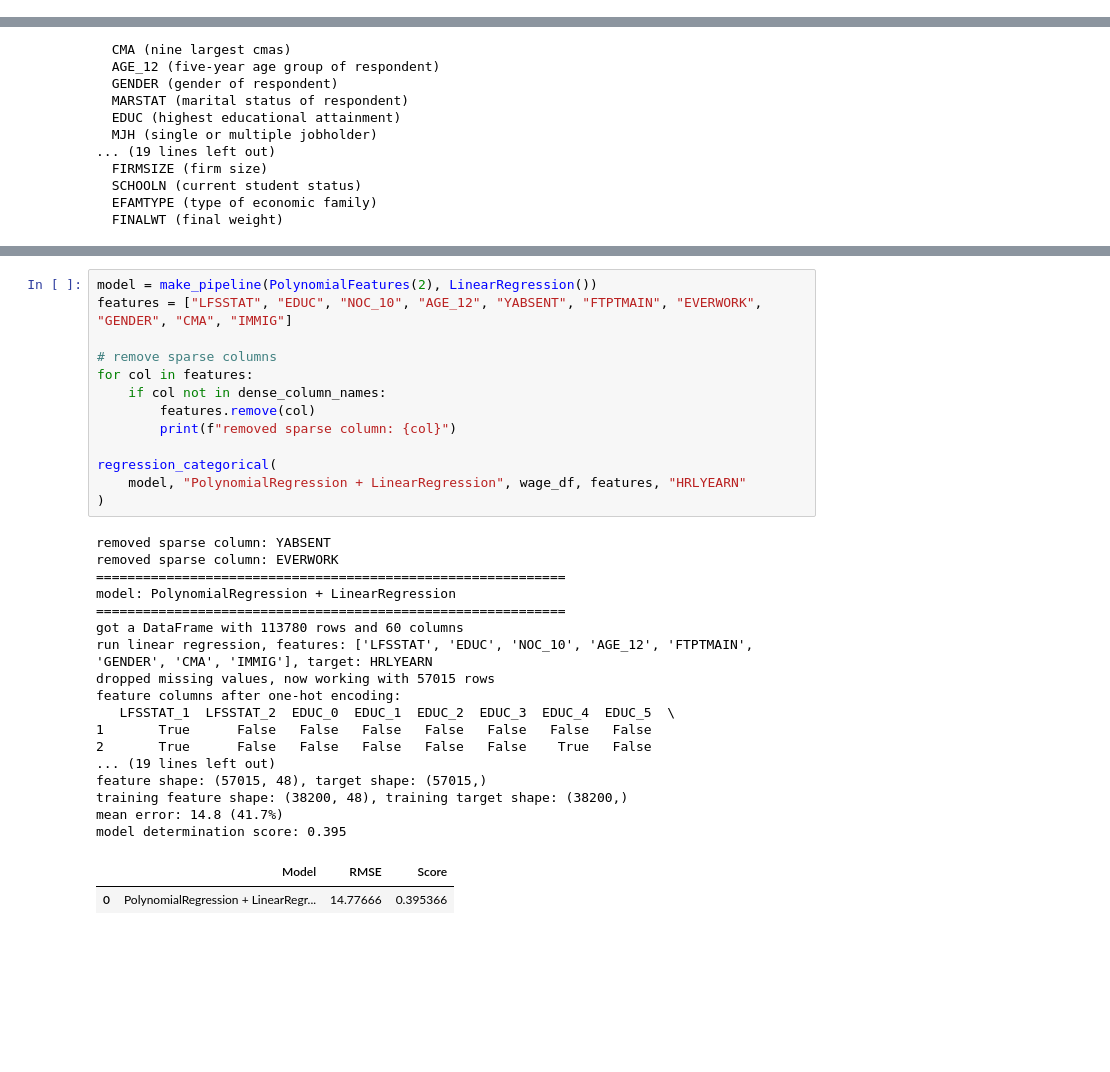
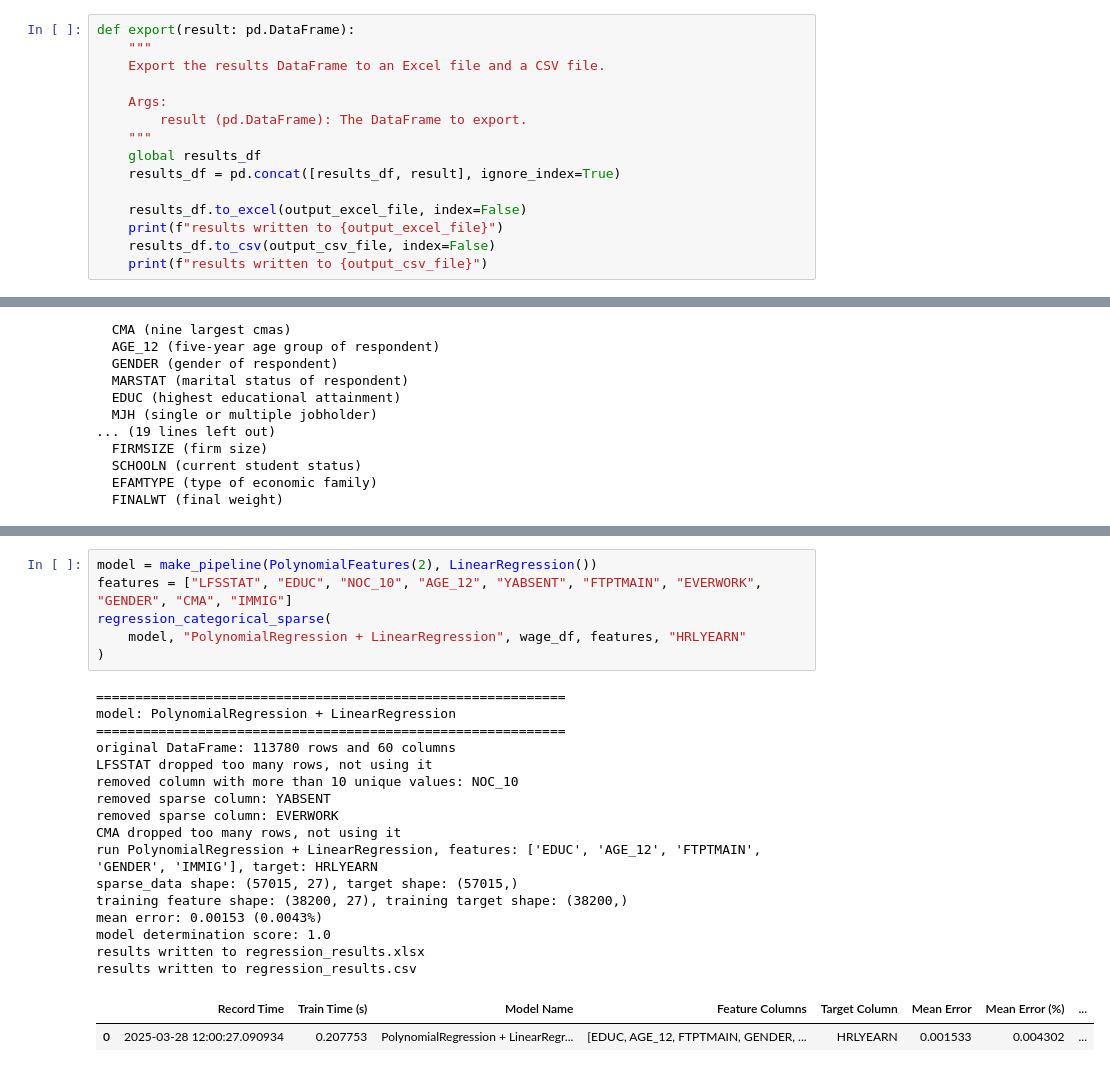
Before and after one commit to XiaochenCui/ai-homework, a Jupyter notebook: src/notebook.ipynb, the cells around one changed output, grey strips where cells are left out. Cells and saved outputs as stored; diff of their text form; blank space fills up the shorter version.

```diff
--- a/src/notebook.ipynb
+++ b/src/notebook.ipynb
@@ -276,3 +278,18 @@ By trying polynomial regression, we aim to improve the model's ability to captur
+# %%
+def export(result: pd.DataFrame):
+    """
+    Export the results DataFrame to an Excel file and a CSV file.
+
+    Args:
+        result (pd.DataFrame): The DataFrame to export.
+    """
+    global results_df
+    results_df = pd.concat([results_df, result], ignore_index=True)
+
+    results_df.to_excel(output_excel_file, index=False)
+    print(f"results written to {output_excel_file}")
+    results_df.to_csv(output_csv_file, index=False)
+    print(f"results written to {output_csv_file}")
 # %% [markdown]
 Abastract the regression process into a function.
 # %%
@@ -668,33 +783,25 @@ Dense columns (more than 70% non-null):
 # %%
 model = make_pipeline(PolynomialFeatures(2), LinearRegression())
 features = ["LFSSTAT", "EDUC", "NOC_10", "AGE_12", "YABSENT", "FTPTMAIN", "EVERWORK", "GENDER", "CMA", "IMMIG"]
-
-# remove sparse columns
-for col in features:
-    if col not in dense_column_names:
-        features.remove(col)
-        print(f"removed sparse column: {col}")
-
-regression_categorical(
+regression_categorical_sparse(
     model, "PolynomialRegression + LinearRegression", wage_df, features, "HRLYEARN"
 )
 # %% [output]
-removed sparse column: YABSENT
-removed sparse column: EVERWORK
 ============================================================
 model: PolynomialRegression + LinearRegression
 ============================================================
-got a DataFrame with 113780 rows and 60 columns
-run linear regression, features: ['LFSSTAT', 'EDUC', 'NOC_10', 'AGE_12', 'FTPTMAIN', 'GENDER', 'CMA', 'IMMIG'], target: HRLYEARN
-dropped missing values, now working with 57015 rows
-feature columns after one-hot encoding:
-   LFSSTAT_1  LFSSTAT_2  EDUC_0  EDUC_1  EDUC_2  EDUC_3  EDUC_4  EDUC_5  \
-1       True      False   False   False   False   False   False   False
-2       True      False   False   False   False   False    True   False
-... (19 lines left out)
-feature shape: (57015, 48), target shape: (57015,)
-training feature shape: (38200, 48), training target shape: (38200,)
-mean error: 14.8 (41.7%)
-model determination score: 0.395
+original DataFrame: 113780 rows and 60 columns
+LFSSTAT dropped too many rows, not using it
+removed column with more than 10 unique values: NOC_10
+removed sparse column: YABSENT
+removed sparse column: EVERWORK
+CMA dropped too many rows, not using it
+run PolynomialRegression + LinearRegression, features: ['EDUC', 'AGE_12', 'FTPTMAIN', 'GENDER', 'IMMIG'], target: HRLYEARN
+sparse_data shape: (57015, 27), target shape: (57015,)
+training feature shape: (38200, 27), training target shape: (38200,)
+mean error: 0.00153 (0.0043%)
+model determination score: 1.0
+results written to regression_results.xlsx
+results written to regression_results.csv
-|  | Model | RMSE | Score |
-| 0 | PolynomialRegression + LinearRegr... | 14.77666 | 0.395366 |
+|  | Record Time | Train Time (s) | Model Name | Feature Columns | Target Column | Mean Error | Mean Error (%) | ... |
+| 0 | 2025-03-28 12:00:27.090934 | 0.207753 | PolynomialRegression + LinearRegr... | [EDUC, AGE_12, FTPTMAIN, GENDER, ... | HRLYEARN | 0.001533 | 0.004302 | ... |
```
Also changed, not shown: parts of 9 cells of this notebook, 2 other files.
